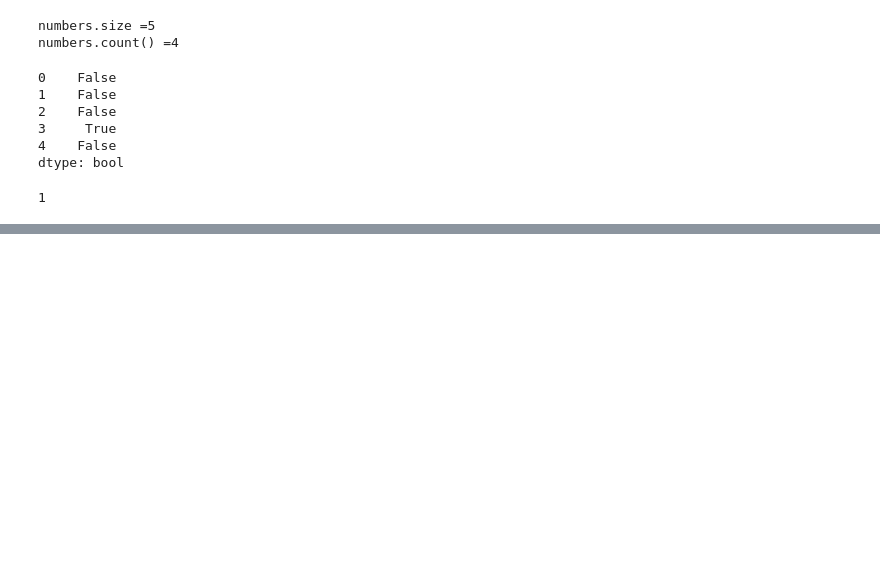
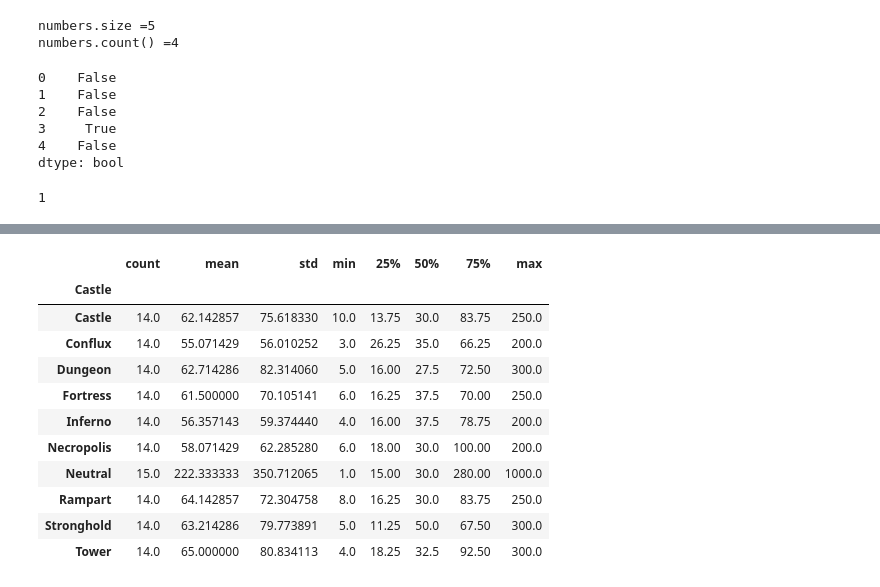
Before and after one commit to MaryKavalion/Data_Processing-Mary-Kavalionak, a Jupyter notebook: Code-Alongs/Aggregations_rus_notes.ipynb, the cells around one changed output, grey strips where cells are left out. Drawn from its saved outputs; the diff is of its cells as text; code cells hidden in the pictures; blank space fills up the shorter version.

```diff
--- a/Code-Alongs/Aggregations_rus_notes.ipynb
+++ b/Code-Alongs/Aggregations_rus_notes.ipynb
@@ -145,0 +537,15 @@ numbers.isna().sum()
+# %%
+heroes.groupby("Castle")["Health"].describe()
+# %% [output]
+|  | count | mean | std | min | 25% | 50% | 75% | max |
+| Castle |  |  |  |  |  |  |  |  |
+| Castle | 14.0 | 62.142857 | 75.618330 | 10.0 | 13.75 | 30.0 | 83.75 | 250.0 |
+| Conflux | 14.0 | 55.071429 | 56.010252 | 3.0 | 26.25 | 35.0 | 66.25 | 200.0 |
+| Dungeon | 14.0 | 62.714286 | 82.314060 | 5.0 | 16.00 | 27.5 | 72.50 | 300.0 |
+| Fortress | 14.0 | 61.500000 | 70.105141 | 6.0 | 16.25 | 37.5 | 70.00 | 250.0 |
+| Inferno | 14.0 | 56.357143 | 59.374440 | 4.0 | 16.00 | 37.5 | 78.75 | 200.0 |
+| Necropolis | 14.0 | 58.071429 | 62.285280 | 6.0 | 18.00 | 30.0 | 100.00 | 200.0 |
+| Neutral | 15.0 | 222.333333 | 350.712065 | 1.0 | 15.00 | 30.0 | 280.00 | 1000.0 |
+| Rampart | 14.0 | 64.142857 | 72.304758 | 8.0 | 16.25 | 30.0 | 83.75 | 250.0 |
+| Stronghold | 14.0 | 63.214286 | 79.773891 | 5.0 | 11.25 | 50.0 | 67.50 | 300.0 |
+| Tower | 14.0 | 65.000000 | 80.834113 | 4.0 | 18.25 | 32.5 | 92.50 | 300.0 |
```
Also changed, not shown: parts of 60 cells of this notebook.
